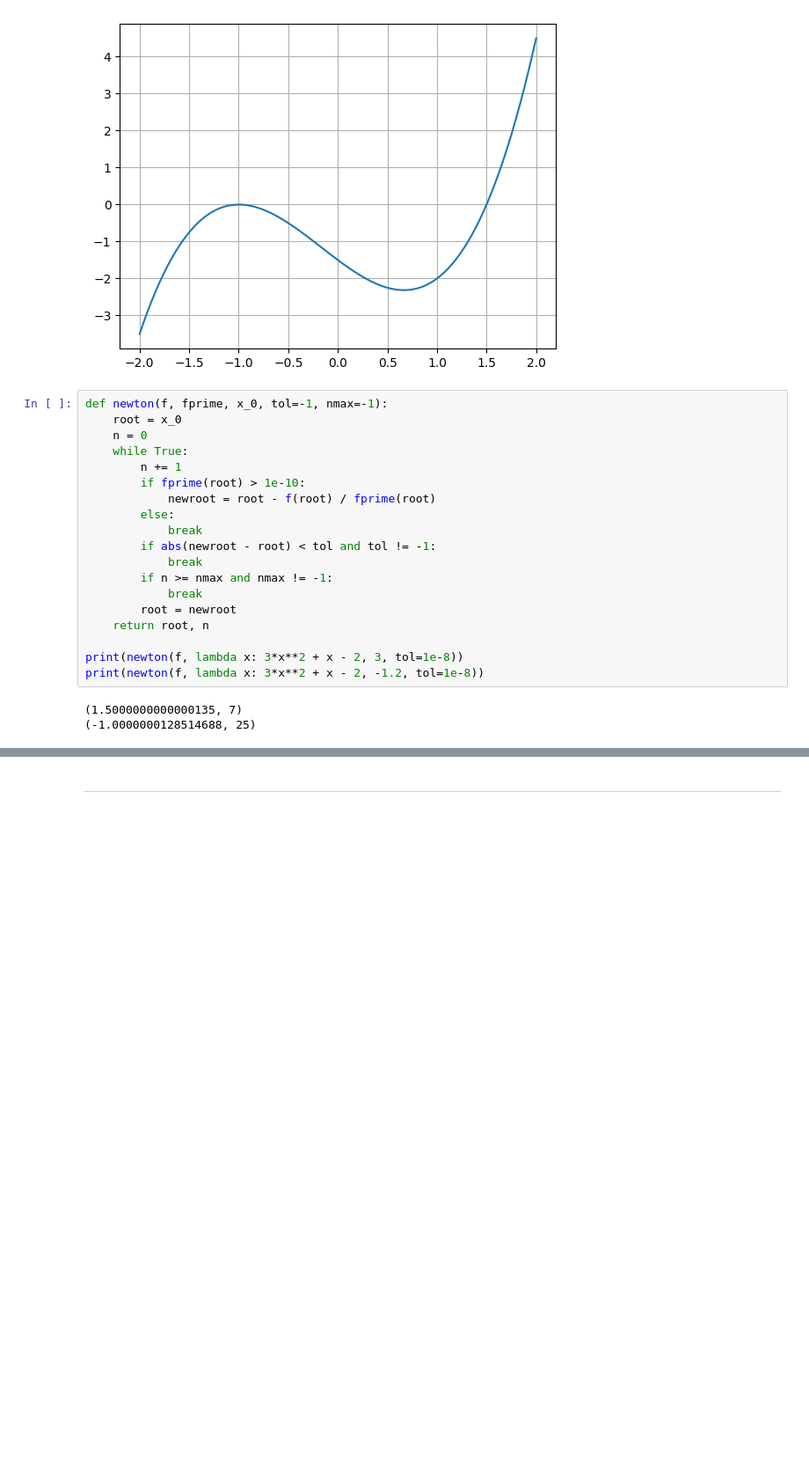
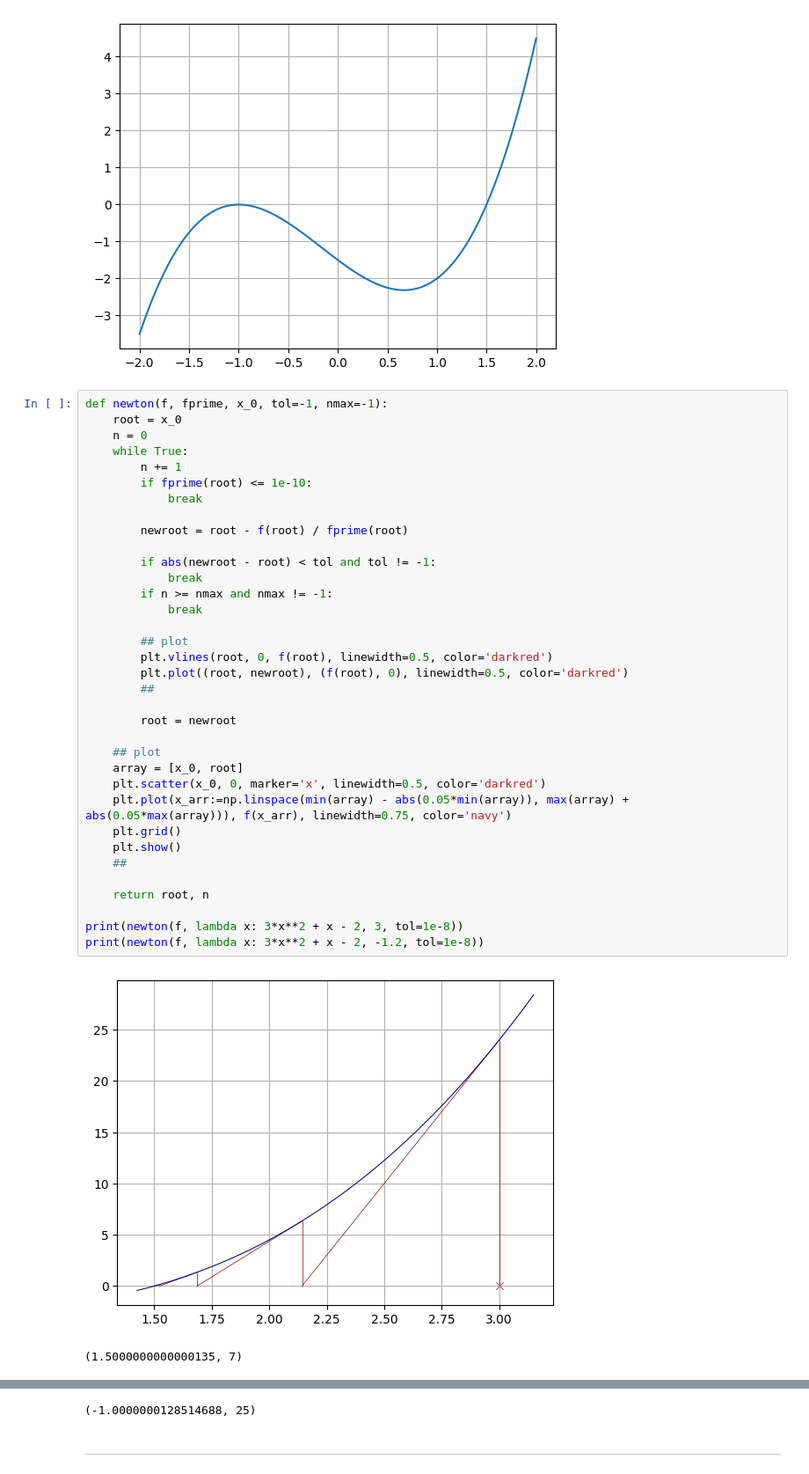
Before and after one commit to mightykatun/epfl-icc-man, a Jupyter notebook: Series/Serie_11/Serie_11.ipynb, the cells around one changed output, grey strips where cells are left out. Shown at 88% size. Saved outputs shown, nothing was run; the diff lists cells and outputs as text; blank space fills up the shorter version.

```diff
--- a/Series/Serie_11/Serie_11.ipynb
+++ b/Series/Serie_11/Serie_11.ipynb
@@ -45,22 +45,38 @@ plt.show()
 # %%
 def newton(f, fprime, x_0, tol=-1, nmax=-1):
     root = x_0
     n = 0
     while True:
         n += 1
-        if fprime(root) > 1e-10:
-            newroot = root - f(root) / fprime(root)
-        else:
+        if fprime(root) <= 1e-10:
             break
+
+        newroot = root - f(root) / fprime(root)
+
         if abs(newroot - root) < tol and tol != -1:
             break
         if n >= nmax and nmax != -1:
             break
+
+        ## plot
+        plt.vlines(root, 0, f(root), linewidth=0.5, color='darkred')
+        plt.plot((root, newroot), (f(root), 0), linewidth=0.5, color='darkred')
+        ##
+
         root = newroot
+
+    ## plot
+    array = [x_0, root]
+    plt.scatter(x_0, 0, marker='x', linewidth=0.5, color='darkred')
+    plt.plot(x_arr:=np.linspace(min(array) - abs(0.05*min(array)), max(array) + abs(0.05*max(array))), f(x_arr), linewidth=0.75, color='navy')
+    plt.grid()
+    plt.show()
+    ##
+
     return root, n
 
 print(newton(f, lambda x: 3*x**2 + x - 2, 3, tol=1e-8))
 print(newton(f, lambda x: 3*x**2 + x - 2, -1.2, tol=1e-8))
 # %% [output]
+[figure, added]
 (1.5000000000000135, 7)
-(-1.0000000128514688, 25)
@@ -67,3 +84,4 @@ print(newton(f, lambda x: 3*x**2 + x - 2, -1.2, tol=1e-8))
+(-1.0000000128514688, 25)
 # %% [markdown]
 ***
 # %% [markdown]
```
Also changed, not shown: parts of 8 cells of this notebook.
